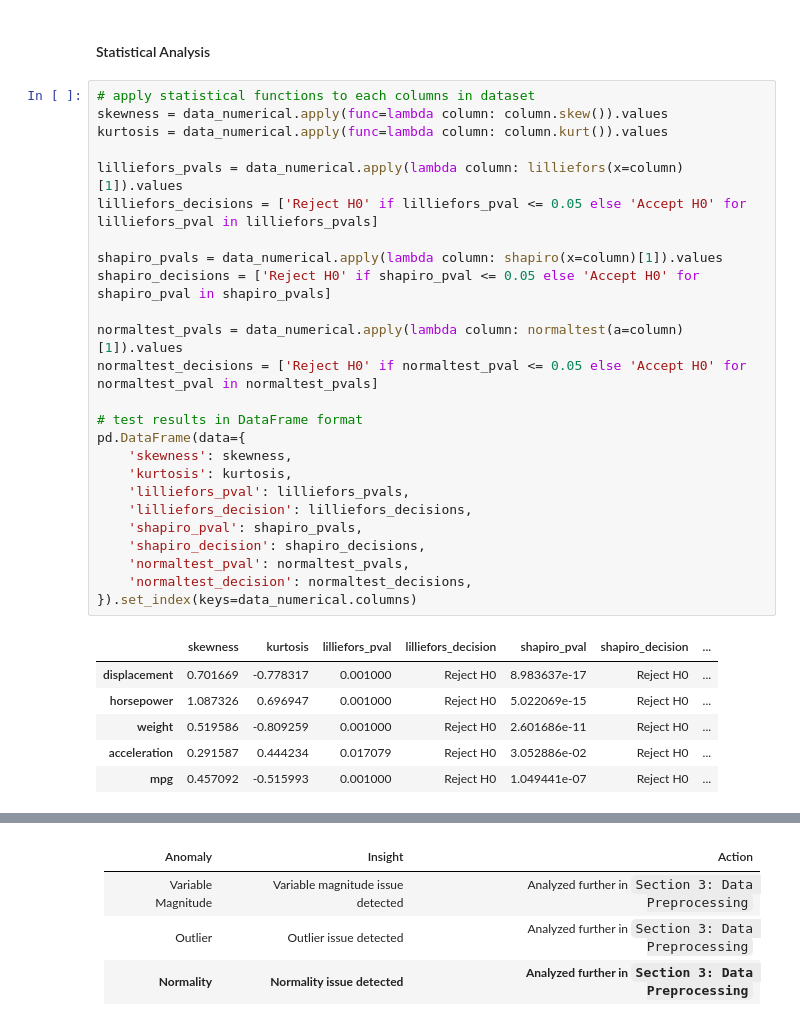
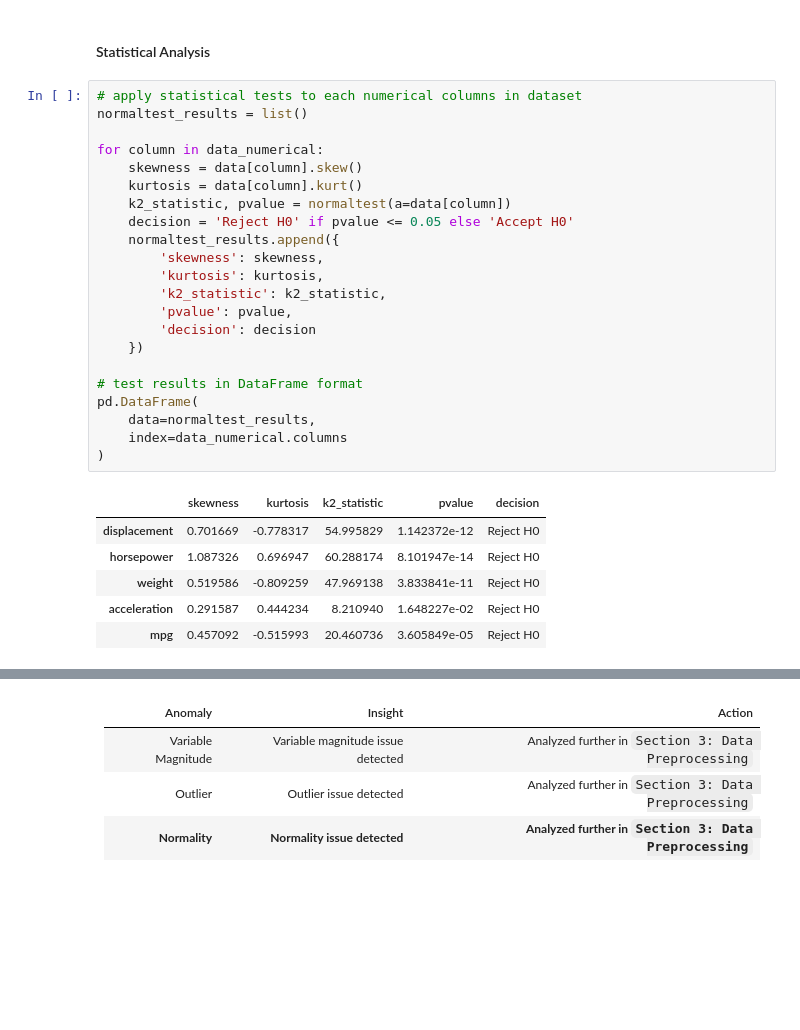
Before and after one commit to garudapaksi-yusuf/Auto_MPG_Prediction, a Jupyter notebook: notebook/__2_data_analysis.ipynb, the cells around one changed output, grey strips where cells are left out. Saved outputs shown, nothing was run; the diff lists cells and outputs as text; blank space fills up the shorter version.

```diff
--- a/notebook/__2_data_analysis.ipynb
+++ b/notebook/__2_data_analysis.ipynb
@@ -256,38 +261,35 @@ A [bar chart](https://en.wikipedia.org/wiki/Bar_chart) or bar graph is a chart o
 </center>
 # %% [markdown]
 #### Statistical Analysis
-# %%
-# apply statistical functions to each columns in dataset
-skewness = data_numerical.apply(func=lambda column: column.skew()).values
-kurtosis = data_numerical.apply(func=lambda column: column.kurt()).values
-
-lilliefors_pvals = data_numerical.apply(lambda column: lilliefors(x=column)[1]).values
-lilliefors_decisions = ['Reject H0' if lilliefors_pval <= 0.05 else 'Accept H0' for lilliefors_pval in lilliefors_pvals]
-
-shapiro_pvals = data_numerical.apply(lambda column: shapiro(x=column)[1]).values
-shapiro_decisions = ['Reject H0' if shapiro_pval <= 0.05 else 'Accept H0' for shapiro_pval in shapiro_pvals]
-
-normaltest_pvals = data_numerical.apply(lambda column: normaltest(a=column)[1]).values
-normaltest_decisions = ['Reject H0' if normaltest_pval <= 0.05 else 'Accept H0' for normaltest_pval in normaltest_pvals]
-
-# test results in DataFrame format
-pd.DataFrame(data={
-    'skewness': skewness,
-    'kurtosis': kurtosis,
-    'lilliefors_pval': lilliefors_pvals,
-    'lilliefors_decision': lilliefors_decisions,
-    'shapiro_pval': shapiro_pvals,
-    'shapiro_decision': shapiro_decisions,
-    'normaltest_pval': normaltest_pvals,
-    'normaltest_decision': normaltest_decisions,
-}).set_index(keys=data_numerical.columns)
-# %% [output]
-|  | skewness | kurtosis | lilliefors_pval | lilliefors_decision | shapiro_pval | shapiro_decision | ... |
-| displacement | 0.701669 | -0.778317 | 0.001000 | Reject H0 | 8.983637e-17 | Reject H0 | ... |
-| horsepower | 1.087326 | 0.696947 | 0.001000 | Reject H0 | 5.022069e-15 | Reject H0 | ... |
-| weight | 0.519586 | -0.809259 | 0.001000 | Reject H0 | 2.601686e-11 | Reject H0 | ... |
-| acceleration | 0.291587 | 0.444234 | 0.017079 | Reject H0 | 3.052886e-02 | Reject H0 | ... |
-| mpg | 0.457092 | -0.515993 | 0.001000 | Reject H0 | 1.049441e-07 | Reject H0 | ... |
+# %%
+# apply statistical tests to each numerical columns in dataset
+normaltest_results = list()
+
+for column in data_numerical:
+    skewness = data[column].skew()
+    kurtosis = data[column].kurt()
+    k2_statistic, pvalue = normaltest(a=data[column])
+    decision = 'Reject H0' if pvalue <= 0.05 else 'Accept H0'
+    normaltest_results.append({
+        'skewness': skewness,
+        'kurtosis': kurtosis,
+        'k2_statistic': k2_statistic,
+        'pvalue': pvalue,
+        'decision': decision
+    })
+
+# test results in DataFrame format
+pd.DataFrame(
+    data=normaltest_results,
+    index=data_numerical.columns
+)
+# %% [output]
+|  | skewness | kurtosis | k2_statistic | pvalue | decision |
+| displacement | 0.701669 | -0.778317 | 54.995829 | 1.142372e-12 | Reject H0 |
+| horsepower | 1.087326 | 0.696947 | 60.288174 | 8.101947e-14 | Reject H0 |
+| weight | 0.519586 | -0.809259 | 47.969138 | 3.833841e-11 | Reject H0 |
+| acceleration | 0.291587 | 0.444234 | 8.210940 | 1.648227e-02 | Reject H0 |
+| mpg | 0.457092 | -0.515993 | 20.460736 | 3.605849e-05 | Reject H0 |
 # %% [markdown]
 **Observations:**
 
```
Also changed, not shown: parts of 10 cells of this notebook, 1 other file.
